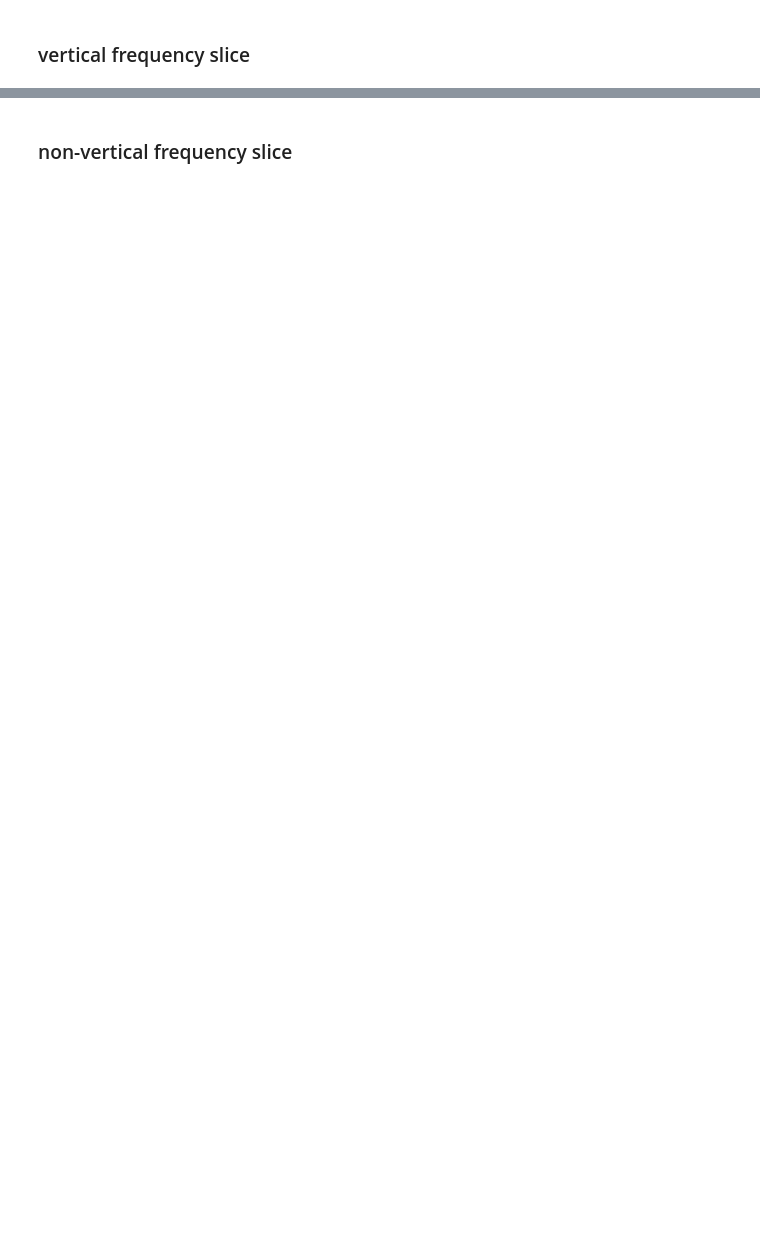
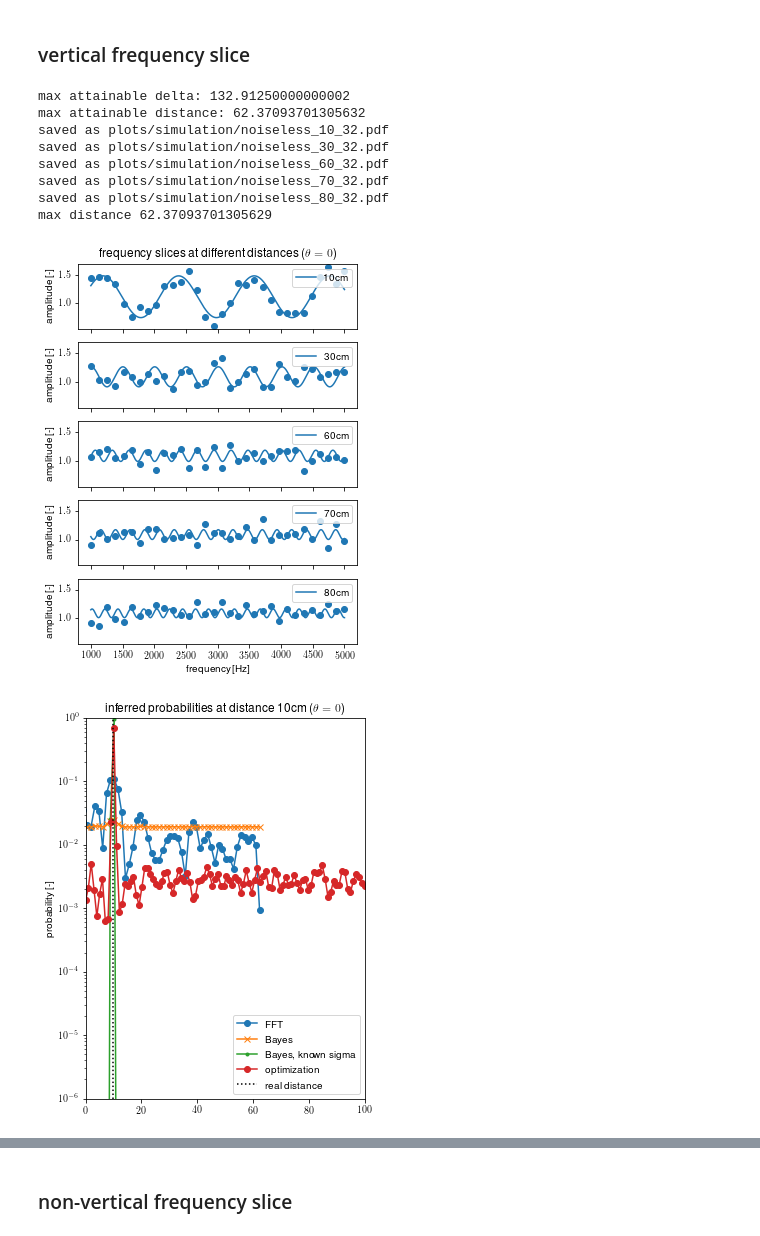
Before and after one commit to LCAV/audioROS, a Jupyter notebook: notebooks/WallStudy.ipynb, the cells around one changed output, grey strips where cells are left out. Cells and saved outputs as stored; diff of their text form; code cells hidden in the pictures; blank space fills up the shorter version.

```diff
--- a/notebooks/WallStudy.ipynb
+++ b/notebooks/WallStudy.ipynb
@@ -277,65 +307,84 @@ matrix_slices(
 # %% [markdown]
 ### vertical frequency slice
 # %%
-from wall_detector import get_probability_cost, get_probability_fft
+from wall_detector import get_probability_cost, get_probability_fft, get_probability_bayes
 from simulation import get_deltas_from_global, SPEED_OF_SOUND
 
 #distance_slices = [5, 10, 20, 30, 40, 50]
 distance_slices = [10, 30, 60, 70, 80]
 
+sigma_y = 1e-1 # 1e-1: really good! with 1, it breaks down. with 1e-2, too small.
+
 window = None #'hann' #('tukey', 0.2) #None
 max_frequency = 5000
 min_frequency = 1000
 n_freqs = 32
-freq_indices = np.where((frequencies < max_frequency) & (frequencies > min_frequency))[
-    0
-]
-sparse_indices = np.linspace(freq_indices[0], freq_indices[-1], n_freqs).astype(int)
-
-freq_cont = frequencies[freq_indices]
-freq_sparse = frequencies[sparse_indices]
+freq_cont = np.linspace(min_frequency, max_frequency, 1000)
+freq = np.linspace(min_frequency, max_frequency, n_freqs)
 
 distances_grid = np.linspace(0, 100, 100)
+n_max = 100 # for zero-padding
 
 # highest frequency that we can resolve
-df = freq_sparse[1]-freq_sparse[0]
+df = freq[1]-freq[0]
 delta_max = SPEED_OF_SOUND /(2*df) * 100
 print('max attainable delta:', delta_max)
 from simulation import get_orthogonal_distance_from_global
-d = get_orthogonal_distance_from_global(deltas_cm=delta_max, yaw_deg=0, mic_idx=mic_idx)
+d = get_orthogonal_distance_from_global(deltas_cm=delta_max, yaw_deg=0, mic_idx=mic_idx)[0]
 print('max attainable distance:', d)
 
 fig_all, axs = plt.subplots(len(distance_slices), sharey=True, sharex=True)
 axs[0].set_title("frequency slices at different distances ($\\theta=0$)")
 height=7
 fig_all.set_size_inches(5, height)
 for i, d in enumerate(distance_slices):
     idx = np.argmin(np.abs(distances - d))
     slice_cont = get_freq_slice_theory(distance_cm=d, frequencies=freq_cont)[:, mic_idx]
-    slice_sparse = get_freq_slice_theory(distance_cm=d, frequencies=freq_sparse)[:, mic_idx]
+    slice_f = get_freq_slice_theory(distance_cm=d, frequencies=freq)[:, mic_idx]
 
-    d_sparse, p_fft_sparse = get_probability_fft(
-        slice_sparse, freq_sparse, window=window, n_max=2000
+    slice_f += np.random.normal(scale=sigma_y, size=len(slice_f))
+
+    d_fft, p_fft = get_probability_fft(
+        slice_f, freq, window=window, n_max=n_max
     )
-    p_cost_sparse = get_probability_cost(slice_sparse, freq_sparse, distances_grid)
+    p_cost = get_probability_cost(slice_f, freq, distances_grid)
+    d_bayes_sigma, p_bayes_sigma = get_probability_bayes(
+        slice_f, freq, window=window, n_max=n_max, sigma=sigma_y#n_max
+    )
+    d_bayes, p_bayes = get_probability_bayes(
+        slice_f, freq, window=window, n_max=n_max#n_max
+    )
 
     axs[i].set_ylabel("amplitude [-]")
     axs[i].plot(freq_cont, slice_cont, label=f"{d}cm", color="C0")
-    axs[i].scatter(freq_sparse, slice_sparse, color="C0")
+    axs[i].scatter(freq, slice_f, color="C0")
     axs[i].legend(loc="upper right")
 
     fig = plt.figure()
     fig.set_size_inches(5, height)
-    plt.plot(d_sparse, p_fft_sparse, marker="o", label="FFT")
-    plt.plot(distances_grid, p_cost_sparse, marker="o", label="optimization")
+    plt.plot(d_fft, p_fft, marker="o", label="FFT")
+    plt.plot(d_bayes, p_bayes, marker="x", label="Bayes")
+    plt.plot(d_bayes_sigma, p_bayes_sigma, marker=".", label="Bayes, known sigma")
+    plt.plot(distances_grid, p_cost, marker="o", label="optimization")
     plt.axvline(d, ls=":", color="black", label="real distance")
     plt.title(f"inferred probabilities at distance {d}cm ($\\theta=0$)")
     plt.ylabel('probability [-]')
-    plt.ylim(1e-6, 1)
     plt.xlim(min(distances_grid), max(distances_grid))
     plt.legend(loc="lower right")
-    plt.yscale("log")
+    #plt.ylim(0, 1)
+    plt.yscale("log"); plt.ylim(1e-6, 1)
     save_fig(fig, f"plots/simulation/noiseless_{d:.0f}_{n_freqs}.pdf")
 axs[i].set_xlabel("frequency [Hz]")
-print('max distance', d_sparse[-1])
+print('max distance', d_fft[-1])
 #save_fig(fig_all, f"plots/simulation/noiseless_slices_{n_freqs}.pdf")
+# %% [output]
+max attainable delta: 132.91250000000002
+max attainable distance: 62.37093701305632
+saved as plots/simulation/noiseless_10_32.pdf
+saved as plots/simulation/noiseless_30_32.pdf
+saved as plots/simulation/noiseless_60_32.pdf
+saved as plots/simulation/noiseless_70_32.pdf
+saved as plots/simulation/noiseless_80_32.pdf
+max distance 62.37093701305629
+[figure, added]
+[figure, added]
```
Also changed, not shown: parts of 17 cells of this notebook, 3 other files.
